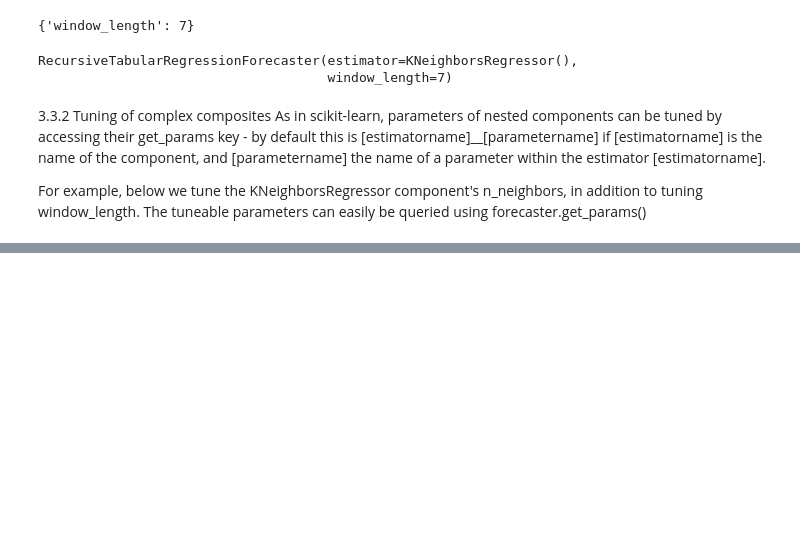
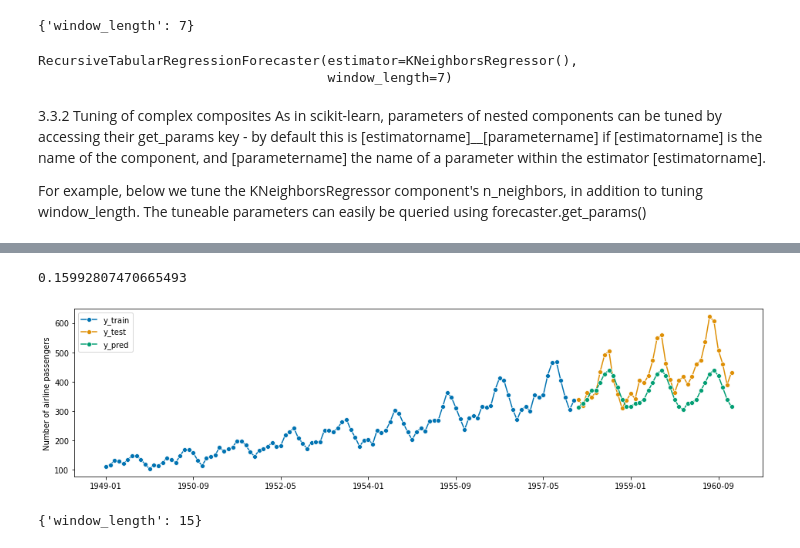
Before and after one commit to TNTran92/sktime, a Jupyter notebook: introduction_to_sktime/03 - Advanced composition patterns - pipelines, reduction, autoML, and more.ipynb, the cells around one changed output, grey strips where cells are left out. Cells and saved outputs as stored; diff of their text form; code cells hidden in the pictures; blank space fills up the shorter version.

```diff
--- a/introduction_to_sktime/03 - Advanced composition patterns - pipelines, reduction, autoML, and more.ipynb
+++ b/introduction_to_sktime/03 - Advanced composition patterns - pipelines, reduction, autoML, and more.ipynb
@@ -229,0 +259,27 @@ For example, below we tune the KNeighborsRegressor component's n_neighbors, in a
+# %%
+from sklearn.model_selection import GridSearchCV
+
+# tuning the 'n_estimator' hyperparameter of RandomForestRegressor from scikit-learn
+regressor_param_grid = {"n_neighbors": np.arange(1, 10)}
+forecaster_param_grid = {"window_length": [7, 12, 15]}
+
+# create a tunnable regressor with GridSearchCV
+regressor = GridSearchCV(KNeighborsRegressor(), param_grid=regressor_param_grid)
+forecaster = make_reduction(
+    regressor, scitype="tabular-regressor", strategy="recursive"
+)
+
+cv = SlidingWindowSplitter(initial_window=int(len(y_train) * 0.8), window_length=30)
+gscv = ForecastingGridSearchCV(forecaster, cv=cv, param_grid=forecaster_param_grid)
+# %%
+gscv.fit(y_train)
+y_pred = gscv.predict(fh)
+plot_series(y_train, y_test, y_pred, labels=["y_train", "y_test", "y_pred"])
+mean_absolute_percentage_error(y_pred, y_test)
+# %% [output]
+0.15992807470665493
+[figure, added]
+# %%
+gscv.best_params_
+# %% [output]
+{'window_length': 15}
```
Also changed, not shown: parts of 37 cells of this notebook.
